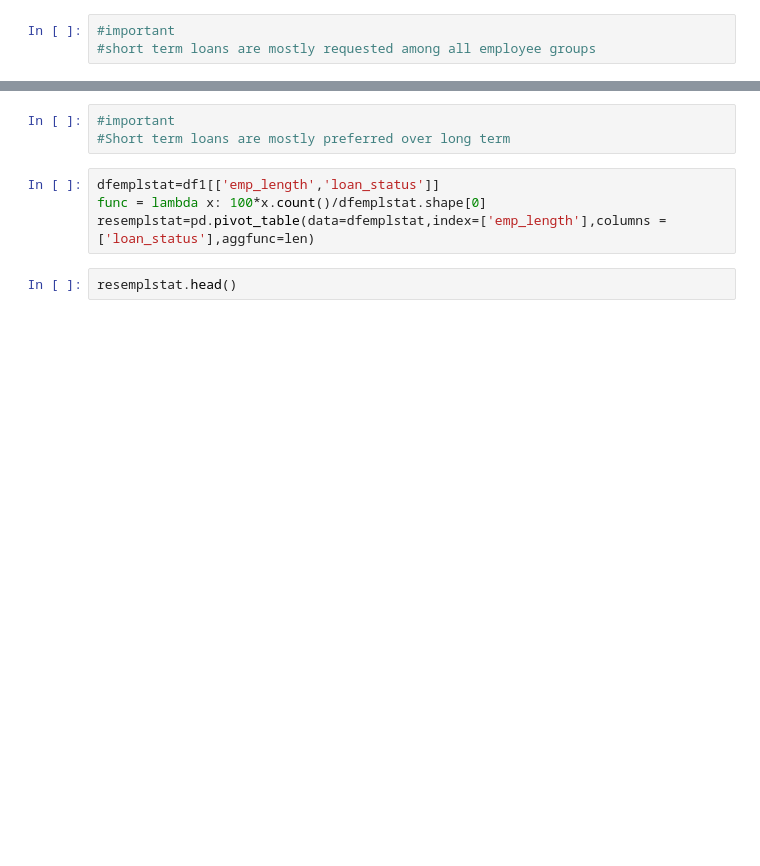
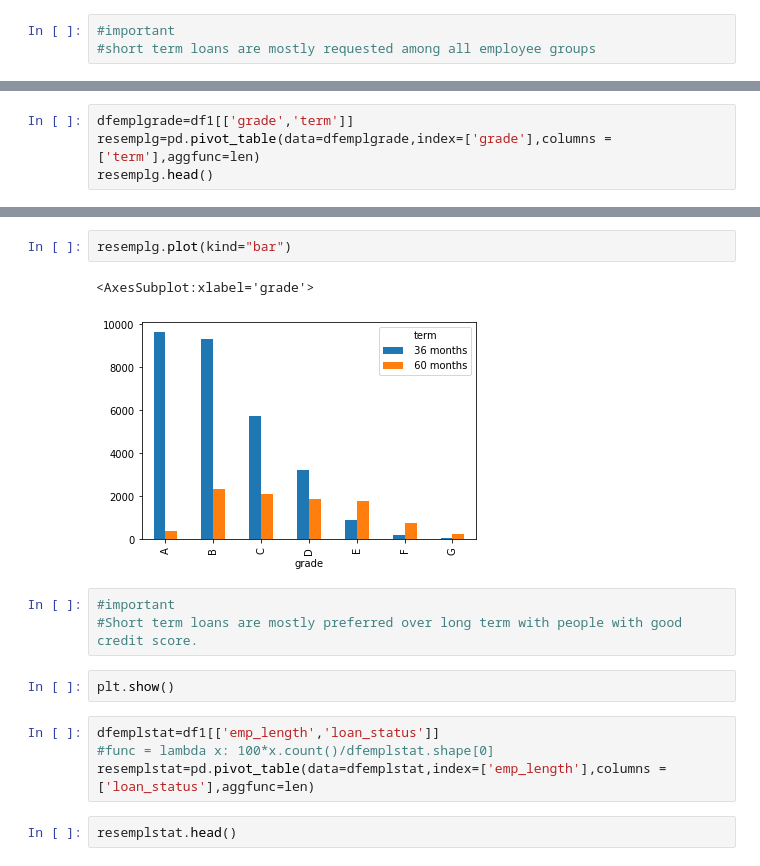
Before and after one commit to sreedevisreekumar/machinelearning, a Jupyter notebook: Assignment.ipynb, the cells around one changed output, grey strips where cells are left out. Saved outputs shown, nothing was run; the diff lists cells and outputs as text; blank space fills up the shorter version.

```diff
--- a/Assignment.ipynb
+++ b/Assignment.ipynb
@@ -599,0 +651,4 @@ plt.show()
+# %%
+dfemplgrade=df1[['grade','term']]
+resemplg=pd.pivot_table(data=dfemplgrade,index=['grade'],columns =['term'],aggfunc=len)
+resemplg.head()
@@ -600,9 +663,16 @@ plt.show()
+# %%
+resemplg.plot(kind="bar")
+# %% [output]
+<AxesSubplot:xlabel='grade'>
+[figure, added]
 # %%
 #important
-#Short term loans are mostly preferred over long term
+#Short term loans are mostly preferred over long term with people with good credit score.
+# %%
+plt.show()
 # %%
 dfemplstat=df1[['emp_length','loan_status']]
-func = lambda x: 100*x.count()/dfemplstat.shape[0]
+#func = lambda x: 100*x.count()/dfemplstat.shape[0]
 resemplstat=pd.pivot_table(data=dfemplstat,index=['emp_length'],columns =['loan_status'],aggfunc=len)
 # %%
 resemplstat.head()
```
Also changed, not shown: parts of 28 cells of this notebook.
